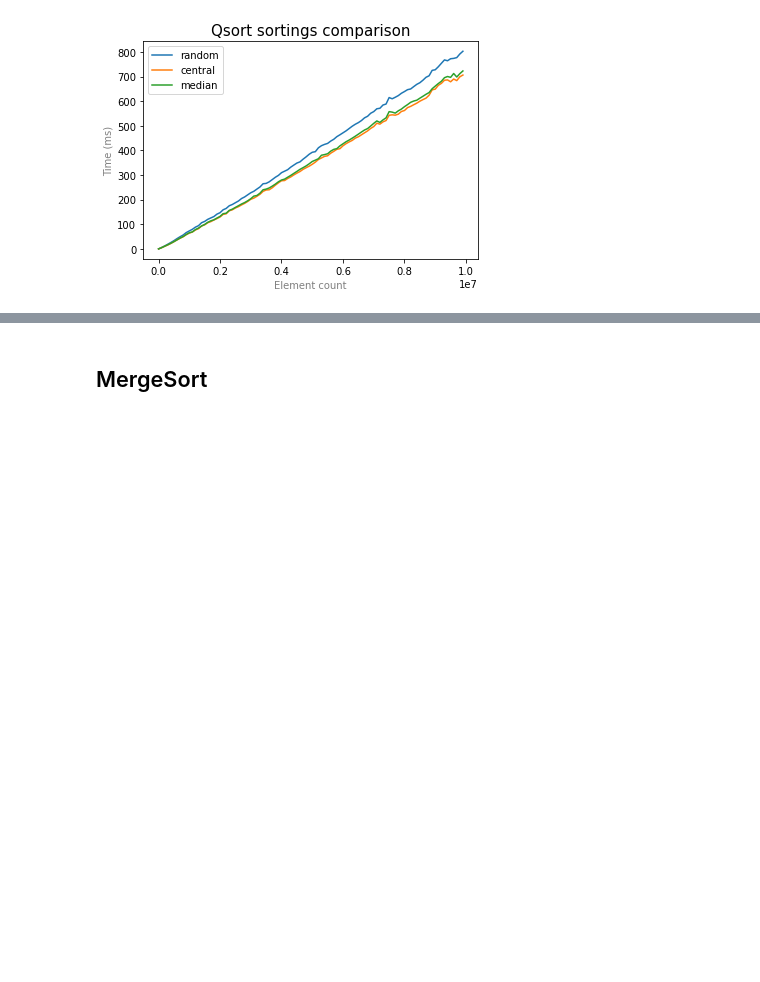
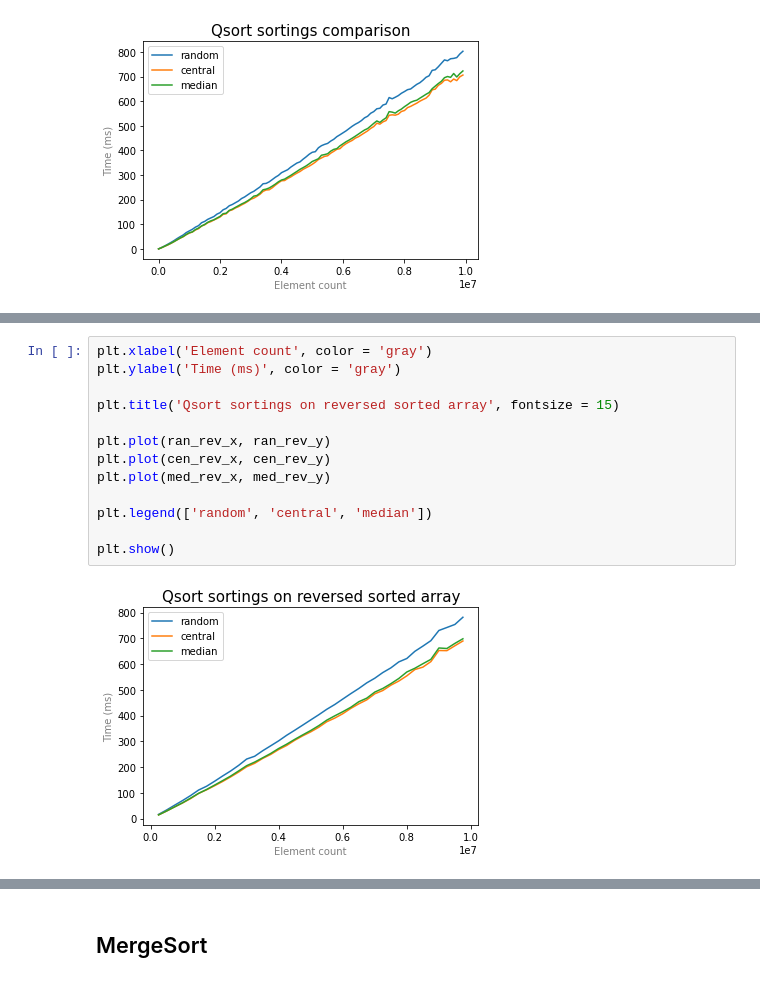
Before and after one commit to sqiportinhsa/NoLabs, a Jupyter notebook: sorting/plots/plots.ipynb, the cells around one changed output, grey strips where cells are left out. Saved outputs shown, nothing was run; the diff lists cells and outputs as text; blank space fills up the shorter version.

```diff
--- a/sorting/plots/plots.ipynb
+++ b/sorting/plots/plots.ipynb
@@ -245,0 +368,15 @@ plt.show()
+# %%
+plt.xlabel('Element count', color = 'gray')
+plt.ylabel('Time (ms)', color = 'gray')
+
+plt.title('Qsort sortings on reversed sorted array', fontsize = 15)
+
+plt.plot(ran_rev_x, ran_rev_y)
+plt.plot(cen_rev_x, cen_rev_y)
+plt.plot(med_rev_x, med_rev_y)
+
+plt.legend(['random', 'central', 'median'])
+
+plt.show()
+# %% [output]
+[figure, added]
```
Also changed, not shown: parts of 8 cells of this notebook, 10 other files.
